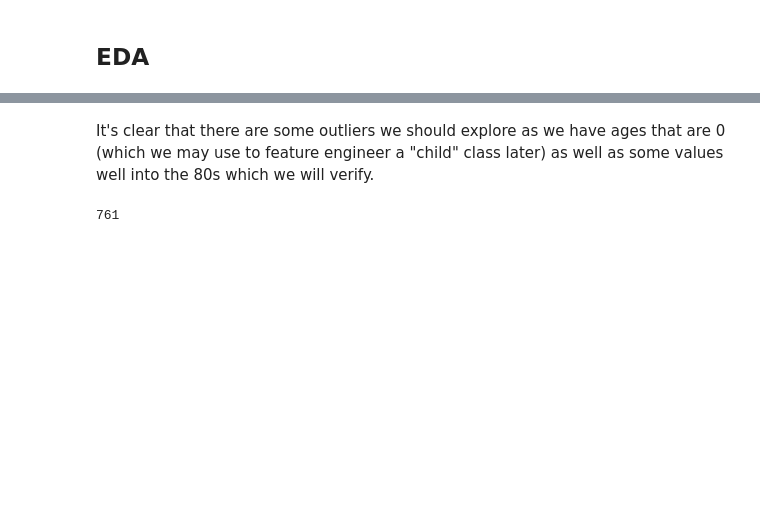
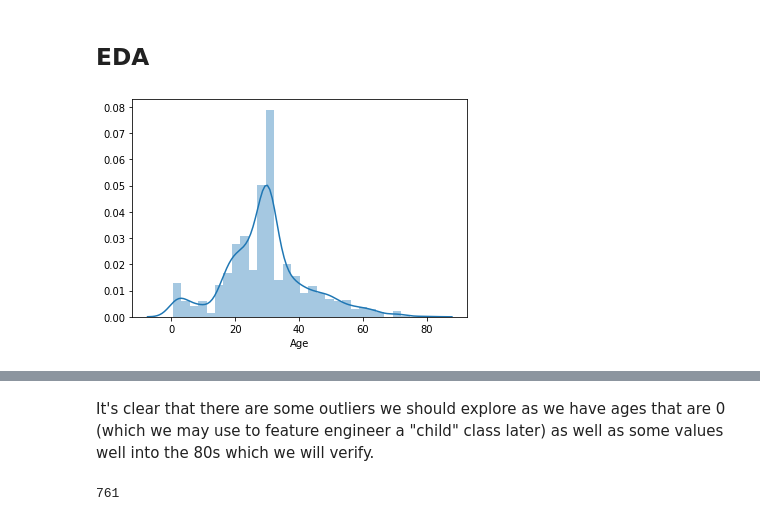
Before and after one commit to PatrickFlynn/Titanic_Prediction, a Jupyter notebook: Titanic EDA.ipynb, the cells around one changed output, grey strips where cells are left out. Saved outputs shown, nothing was run; the diff lists cells and outputs as text; code cells hidden in the pictures; blank space fills up the shorter version.

```diff
--- a/Titanic EDA.ipynb
+++ b/Titanic EDA.ipynb
@@ -170,5 +146,10 @@ memory usage: 46.9 KB
 # %% [markdown]
 ## EDA
+# %%
+sns.distplot(df['Age'], hist=True)
+plt.show()
+# %% [output]
+[figure, added]
 # %%
 df[['Age']].plot(kind='box')
 plt.show()
```
Also changed, not shown: parts of 22 cells of this notebook.
